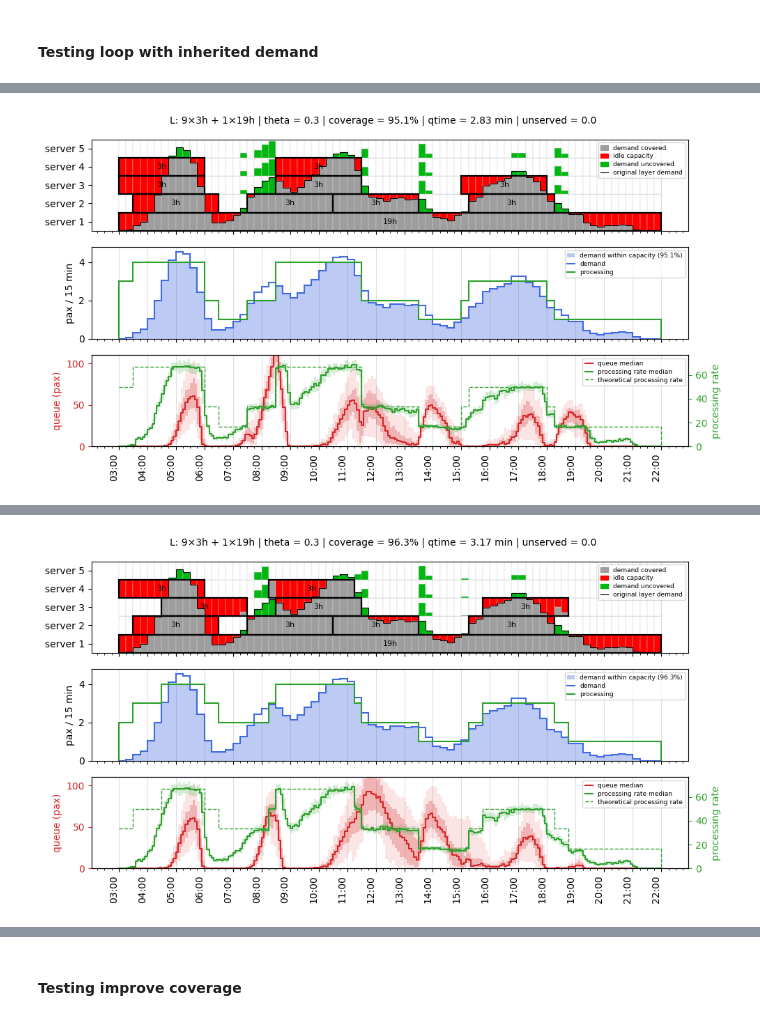
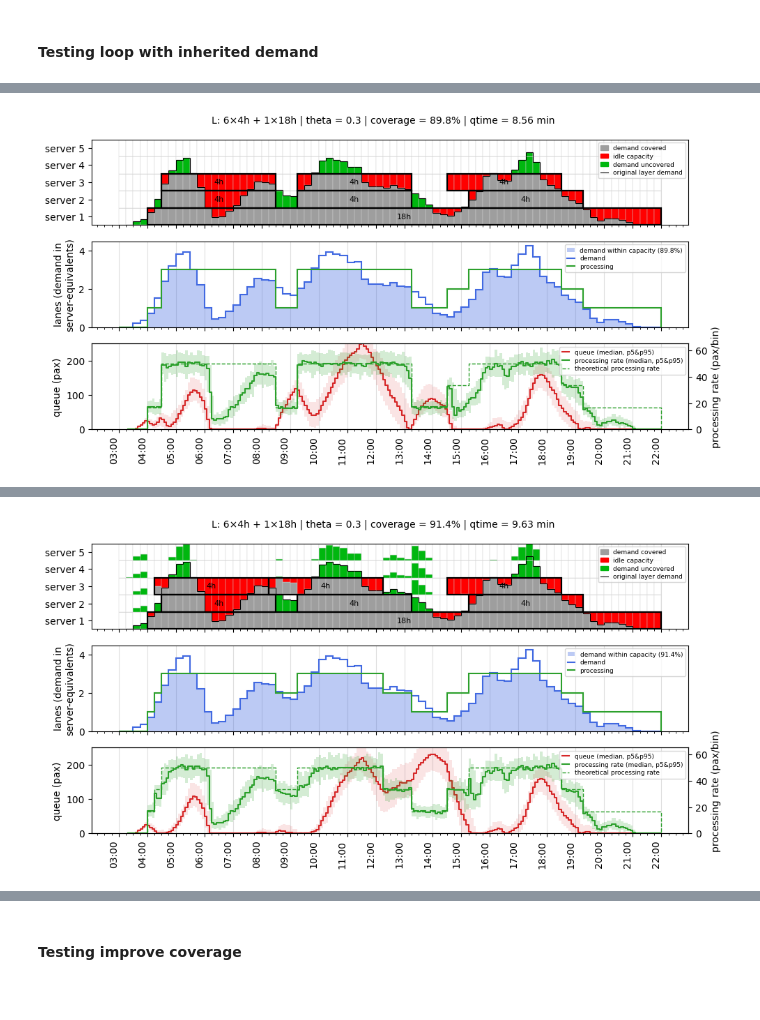
Before and after one commit to ZanchiLorenzo/security_paper, a Jupyter notebook: Second Tester.ipynb, the cells around one changed output, grey strips where cells are left out. Cells and saved outputs as stored; diff of their text form; code cells hidden in the pictures.

```diff
--- a/Second Tester.ipynb
+++ b/Second Tester.ipynb
@@ -31,7 +31,7 @@ logging.basicConfig(level=logging.INFO,
 from app.services.security_class import arrivals_to_demand_grid
 from app.services.coverage_dp import solve_coverage_batch_multi, allocate_milp, solve_allocated_multi, effective_grid, coverage_report_multi, fixed_window_solution, MultiAllocation   # MultiAllocation: lo stesso import già usato per allocate_milp
 # %%
-date=dt.datetime(2026, 6, 1)
+date=dt.datetime(2026, 5, 24)
 
 schedule_or= pd.read_excel(os.path.join('data', 'schedule.xlsx'))
 schedule_std= preprocessing.preprocess_schedule_FLR(schedule_or, profile_specs={})
@@ -57,14 +57,14 @@ rates_in_order = [rate_by_label[l] for l in server_labels]
 
 arrivals= samplers.expected_arrivals(flight_demand)
 
-lengths=[12]
+lengths=[16]
 theta=0.3
 K_total= 1000
-length_totals={12:20}
+length_totals={}
 
 bin_min = 15
 step = pd.Timedelta(minutes=bin_min)
-day  = pd.Timestamp("2026-06-01")
+day = pd.Timestamp(date)
 
 first = min(arrivals.index[0], day + pd.Timedelta(hours=3))
 last  = max(arrivals.index[-1], day + pd.Timedelta(hours=22) - step)
@@ -75,7 +75,7 @@ time_values = pd.DatetimeIndex(arrivals.index)
 T = grid.shape[1]
 g0 = time_values[0]
 
-start_slot = int((day + pd.Timedelta(hours=3)  - g0) / step)    # 3
+start_slot = int((day + pd.Timedelta(hours=4)  - g0) / step)    # 3
 end_slot   = int((day + pd.Timedelta(hours=22) - g0) / step)    # 75 = T
 assert 0 <= start_slot < end_slot <= T
 bounds = (start_slot, end_slot)
@@ -97,9 +97,8 @@ D_eff = effective_grid(grid, [s.coverage for s in sols])
 
 report = coverage_report_multi(grid, sols, time_values=time_values, theta=theta, D_cov=D_eff)
 
-labels = [str(r + 1) for r in range(grid.shape[0])]
-blocks = {labels[r]: [(int(s), int(l)) for s, l in zip(sol.starts, sol.lengths)]
-          for r, sol in enumerate(sols)}
+labels = list(server_labels)
+blocks1= {labels[r]: [(int(s), int(l)) for s, l in zip(sol.starts, sol.lengths)] for r, sol in enumerate(sols)}
 
 rho  = grid.sum(axis=0)
 proc_plain = np.sum([s.coverage[:grid.shape[1]] for s in sols], axis=0).astype(float)
@@ -111,20 +110,20 @@ server_schedule = {
     label: [((t0 + int(s)*step).to_pydatetime(),
              (t0 + (int(s)+int(l))*step).to_pydatetime())
             for s, l in bl]
-    for label, bl in blocks.items() if len(bl)
+    for label, bl in blocks1.items() if len(bl)
 }
 
 sim = security_class.SecuritySimulator(
     flight_demand=flight_demand,
     intervals=utils.server_schedule_to_intervals(server_schedule),
     server_registry=server_registry)
-sim_results = sim.run(n_scenarios=50, n_workers=4, timebin=5, base_seed=base_seed)
-pax1= sim_results.df_pax
-cdf1= sim_results.df_queue_cdf
-max_queue= int(max(sim_results.df_timeline.queue_length_mean))
-plotutils.plot_blocks(D=D_eff, D_ref=grid, blocks=blocks, labels=labels, time_values=time_values,
+sim_results1 = sim.run(n_scenarios=50, n_workers=6, timebin=5, base_seed=base_seed)
+pax1= sim_results1.df_pax
+cdf1= sim_results1.df_queue_cdf
+max_queue= int(max(sim_results1.df_timeline.queue_length_mean))
+plotutils.plot_blocks(D=grid, D_ref=grid, blocks=blocks1, labels=labels, time_values=time_values,
                     theta=theta, bin_minutes=15, demand_curve=rho, processing_curve=proc_plain,
-                    df_timeline=sim_results.df_timeline, df_kpis=sim_results.df_kpis, queue_max=max_queue)
+                    df_timeline=sim_results1.df_timeline, df_kpis=sim_results1.df_kpis, queue_max=max_queue)
 
 # con domanda ereditata-----
 sols = solve_allocated_multi(grid, theta, alloc, inherit=True, fixed=fixed, bounds=bounds)
@@ -133,9 +132,8 @@ D_eff = effective_grid(grid, [s.coverage for s in sols])
 
 report = coverage_report_multi(grid, sols, time_values=time_values, theta=theta, D_cov=D_eff)
 
-labels = [str(r + 1) for r in range(grid.shape[0])]
-blocks = {labels[r]: [(int(s), int(l)) for s, l in zip(sol.starts, sol.lengths)]
-          for r, sol in enumerate(sols)}
+labels = list(server_labels)
+blocks2 = {labels[r]: [(int(s), int(l)) for s, l in zip(sol.starts, sol.lengths)] for r, sol in enumerate(sols)}
 
 rho  = grid.sum(axis=0)
 proc_inh = np.sum([s.coverage[:grid.shape[1]] for s in sols], axis=0).astype(float)
@@ -148,17 +146,21 @@ server_schedule = {
     label: [((t0 + int(s)*step).to_pydatetime(),
              (t0 + (int(s)+int(l))*step).to_pydatetime())
             for s, l in bl]
-    for label, bl in blocks.items() if len(bl)
+    for label, bl in blocks2.items() if len(bl)
 }
 
-sim = security_class.SecuritySimulator(
-    flight_demand=flight_demand,
-    intervals=utils.server_schedule_to_intervals(server_schedule),
-    server_registry=server_registry)
-sim_results = sim.run(n_scenarios=50, n_workers=4, timebin=5, base_seed=base_seed)
-pax2= sim_results.df_pax
-cdf2= sim_results.df_queue_cdf
-plotutils.plot_blocks(D=D_eff, D_ref=grid, blocks=blocks, labels=labels, time_values=time_values,
-                    theta=theta, bin_minutes=15, demand_curve=rho, processing_curve=proc_inh,
-                    df_timeline=sim_results.df_timeline, df_kpis=sim_results.df_kpis, queue_max=max_queue)
+if blocks2 == blocks1:
+    logging.warning("Server schedule is the same as the previous one. Skipping simulation.")
+else:
+    sim = security_class.SecuritySimulator(
+        flight_demand=flight_demand,
+        intervals=utils.server_schedule_to_intervals(server_schedule),
+        server_registry=server_registry)
+    sim_results2 = sim.run(n_scenarios=50, n_workers=6, timebin=5, base_seed=base_seed)
+    pax2= sim_results2.df_pax
+    cdf2= sim_results2.df_queue_cdf
+
+    plotutils.plot_blocks(D=D_eff, D_ref=grid, blocks=blocks2, labels=labels, time_values=time_values,
+                        theta=theta, bin_minutes=15, demand_curve=rho, processing_curve=proc_inh,
+                        df_timeline=sim_results2.df_timeline, df_kpis=sim_results2.df_kpis, queue_max=max_queue)
 # %% [output]
@@ -167 +169 @@ plotutils.plot_blocks(D=D_eff, D_ref=grid, blocks=blocks, labels=labels, time_va
-[figure, old version]
+[figure, new version]
@@ -169 +171 @@ plotutils.plot_blocks(D=D_eff, D_ref=grid, blocks=blocks, labels=labels, time_va
-[figure, old version]
+[figure, new version]
```
Also changed, not shown: parts of 19 cells of this notebook, 4 other files.
